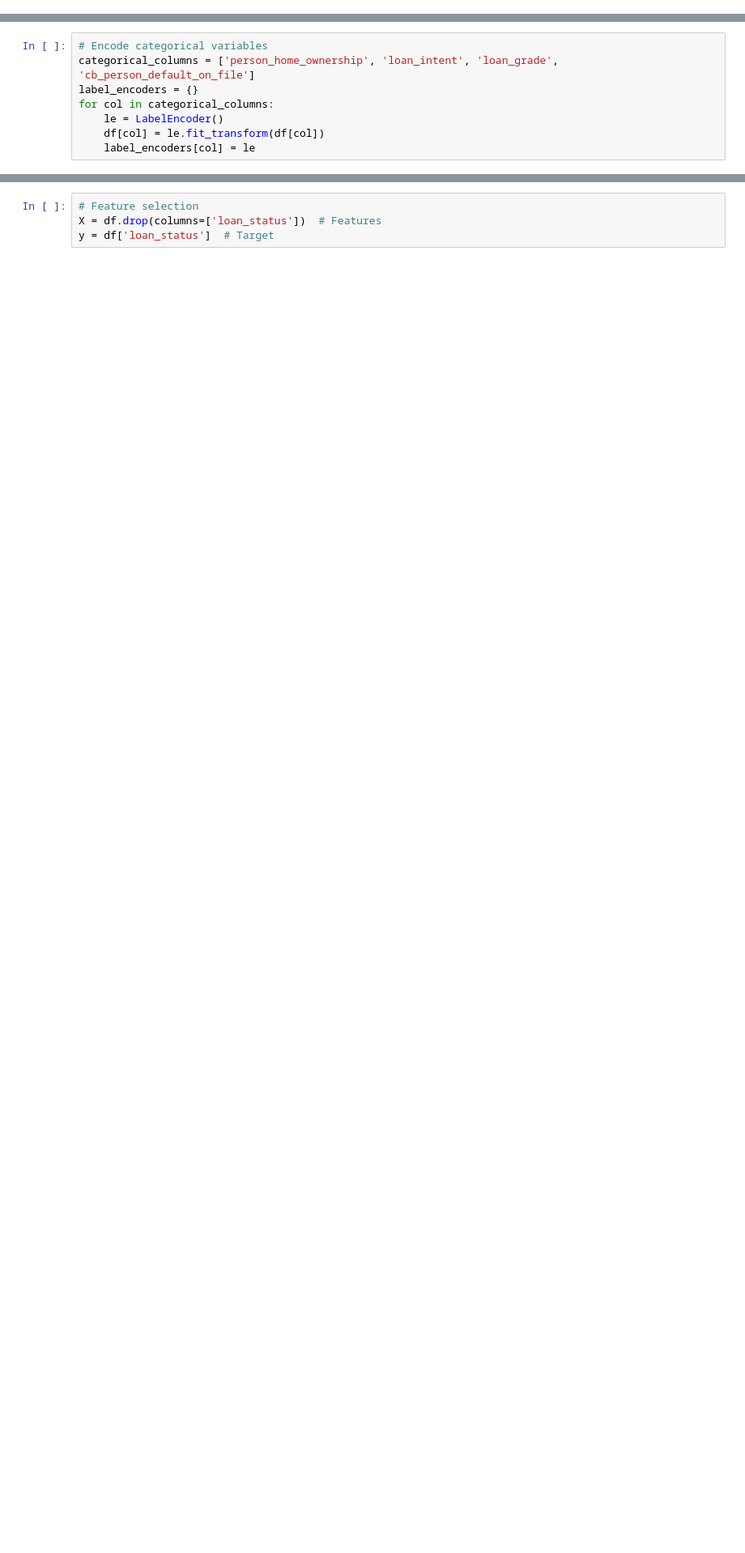
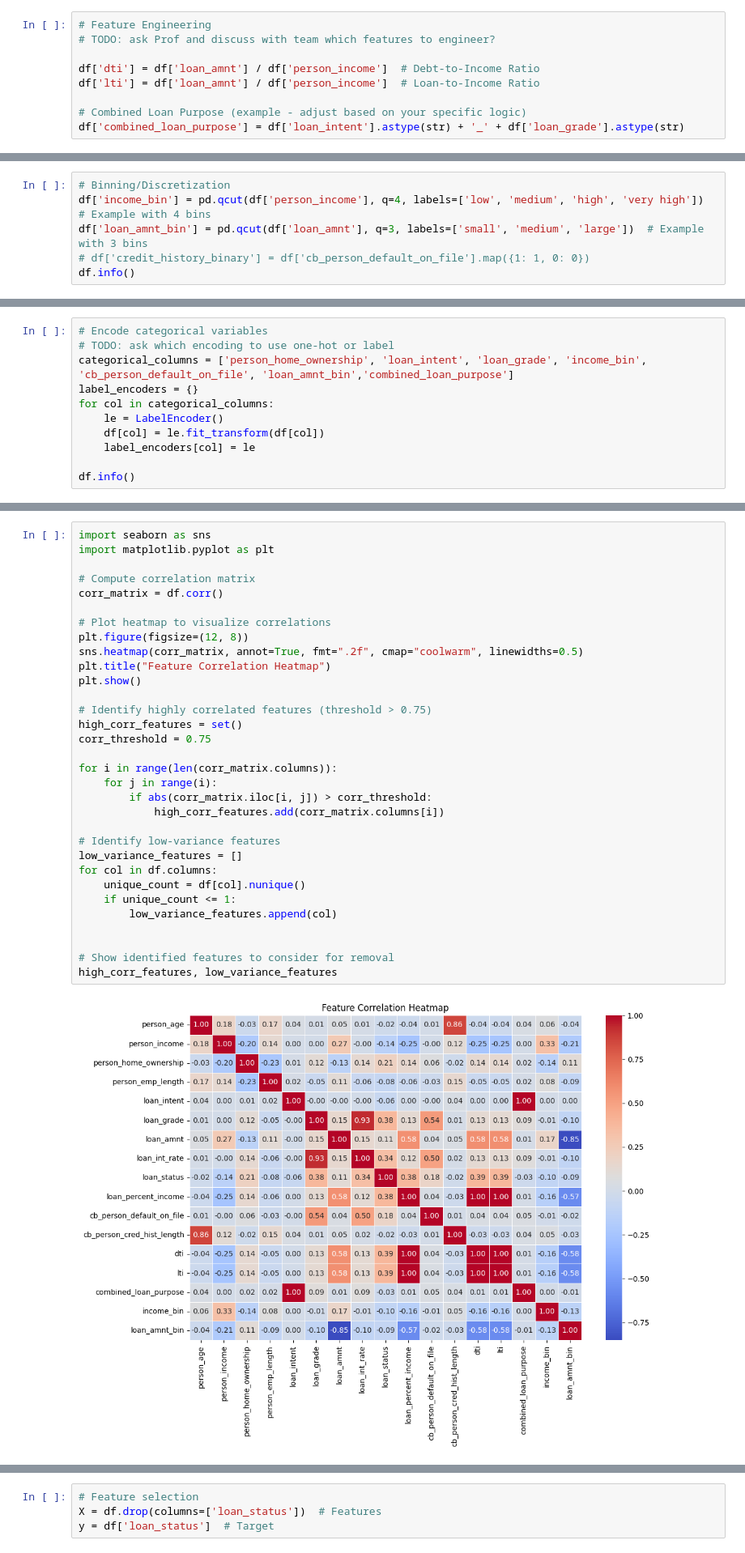
Before and after one commit to dhanmoti/ml-exercise, a Jupyter notebook: SMU_FNCE685_G2_PD_Prediction.ipynb, the cells around one changed output, grey strips where cells are left out. Shown: that part at 81% size. Drawn from its saved outputs; the diff is of its cells as text; blank space fills up the shorter version.

Commit message:
Add feature engineering which improved logistic regression Add decision tree and ramdom forest models

```diff
--- a/SMU_FNCE685_G2_PD_Prediction.ipynb
+++ b/SMU_FNCE685_G2_PD_Prediction.ipynb
@@ -47,0 +105,9 @@ df.head(5)
+# %%
+# Feature Engineering
+# TODO: ask Prof and discuss with team which features to engineer?
+
+df['dti'] = df['loan_amnt'] / df['person_income']  # Debt-to-Income Ratio
+df['lti'] = df['loan_amnt'] / df['person_income']  # Loan-to-Income Ratio
+
+# Combined Loan Purpose (example - adjust based on your specific logic)
+df['combined_loan_purpose'] = df['loan_intent'].astype(str) + '_' + df['loan_grade'].astype(str)
@@ -47,0 +140,6 @@ df.head(5)
+# %%
+# Binning/Discretization
+df['income_bin'] = pd.qcut(df['person_income'], q=4, labels=['low', 'medium', 'high', 'very high'])  # Example with 4 bins
+df['loan_amnt_bin'] = pd.qcut(df['loan_amnt'], q=3, labels=['small', 'medium', 'large'])  # Example with 3 bins
+# df['credit_history_binary'] = df['cb_person_default_on_file'].map({1: 1, 0: 0})
+df.info()
@@ -69,8 +235,11 @@ missing_values
 # %%
 # Encode categorical variables
-categorical_columns = ['person_home_ownership', 'loan_intent', 'loan_grade', 'cb_person_default_on_file']
+# TODO: ask which encoding to use one-hot or label
+categorical_columns = ['person_home_ownership', 'loan_intent', 'loan_grade', 'income_bin', 'cb_person_default_on_file', 'loan_amnt_bin','combined_loan_purpose']
 label_encoders = {}
 for col in categorical_columns:
     le = LabelEncoder()
     df[col] = le.fit_transform(df[col])
     label_encoders[col] = le
+
+df.info()
@@ -76,0 +266,34 @@ for col in categorical_columns:
+# %%
+import seaborn as sns
+import matplotlib.pyplot as plt
+
+# Compute correlation matrix
+corr_matrix = df.corr()
+
+# Plot heatmap to visualize correlations
+plt.figure(figsize=(12, 8))
+sns.heatmap(corr_matrix, annot=True, fmt=".2f", cmap="coolwarm", linewidths=0.5)
+plt.title("Feature Correlation Heatmap")
+plt.show()
+
+# Identify highly correlated features (threshold > 0.75)
+high_corr_features = set()
+corr_threshold = 0.75
+
+for i in range(len(corr_matrix.columns)):
+    for j in range(i):
+        if abs(corr_matrix.iloc[i, j]) > corr_threshold:
+            high_corr_features.add(corr_matrix.columns[i])
+
+# Identify low-variance features
+low_variance_features = []
+for col in df.columns:
+    unique_count = df[col].nunique()
+    if unique_count <= 1:
+        low_variance_features.append(col)
+
+
+# Show identified features to consider for removal
+high_corr_features, low_variance_features
+# %% [output]
+[figure, added]
```
Also changed, not shown: parts of 30 cells of this notebook.
